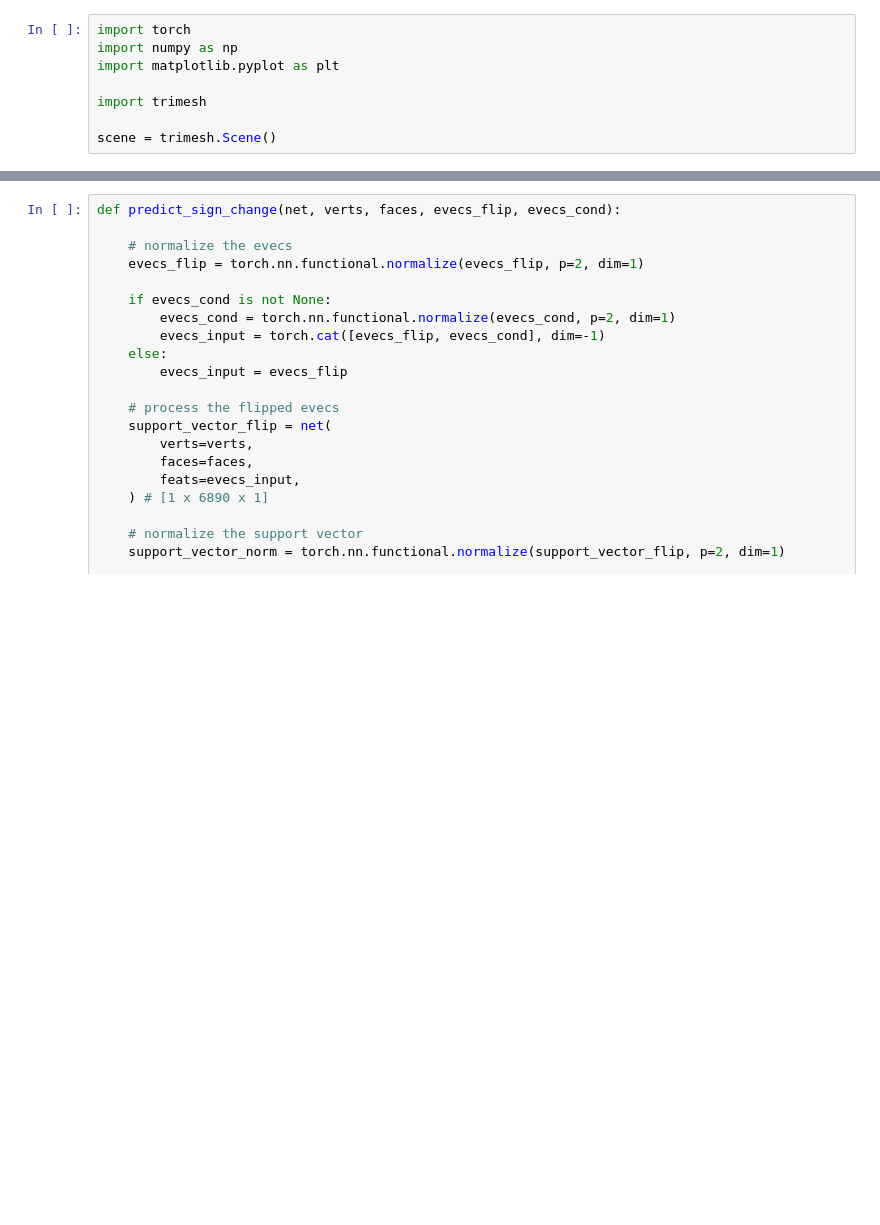
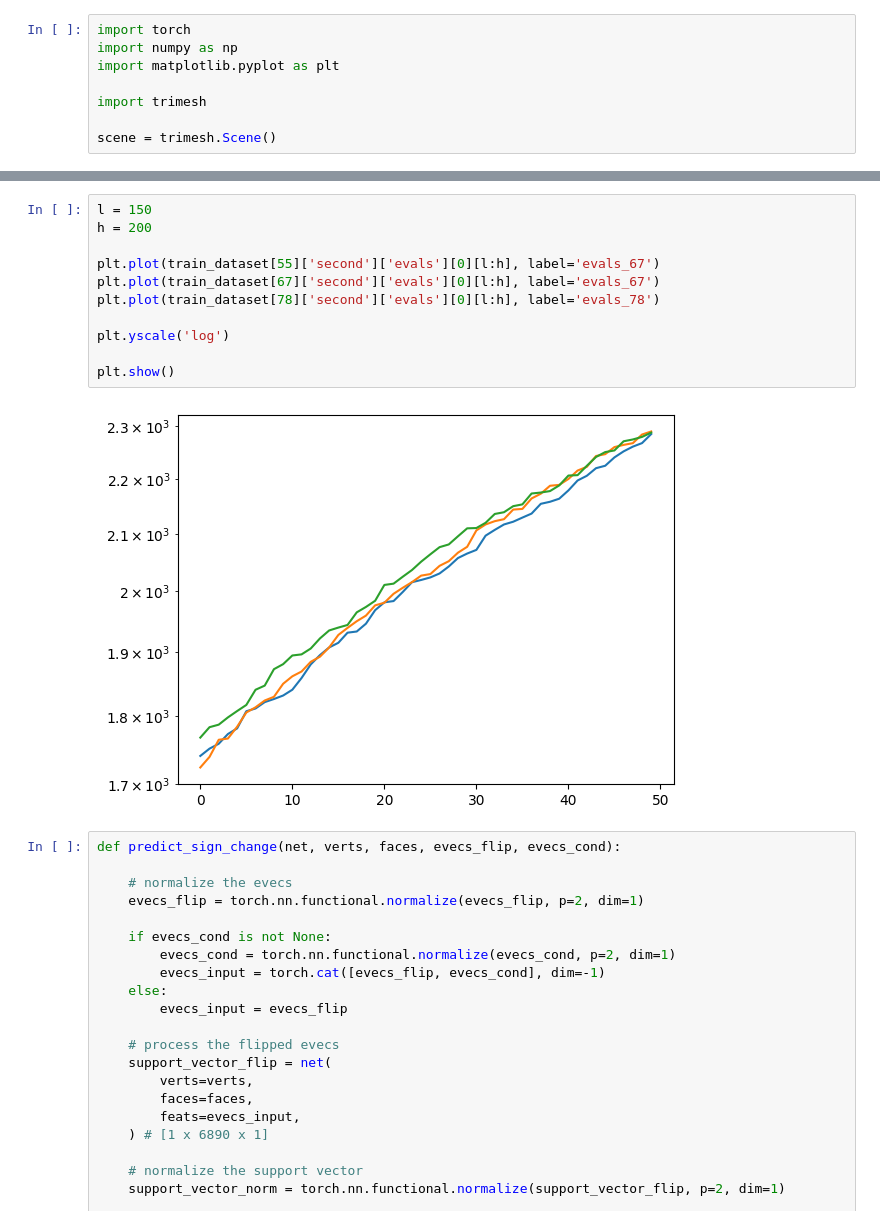
Before and after one commit to alekseizhuravlev/shape_matching, a Jupyter notebook: notebooks/19.06.2024/learned_canonicalization.ipynb, the cells around one changed output, grey strips where cells are left out. Saved outputs shown, nothing was run; the diff lists cells and outputs as text; blank space fills up the shorter version.

```diff
--- a/notebooks/19.06.2024/learned_canonicalization.ipynb
+++ b/notebooks/19.06.2024/learned_canonicalization.ipynb
@@ -32,3 +38,16 @@ plt.show()
+# %%
+l = 150
+h = 200
+
+plt.plot(train_dataset[55]['second']['evals'][0][l:h], label='evals_67')
+plt.plot(train_dataset[67]['second']['evals'][0][l:h], label='evals_67')
+plt.plot(train_dataset[78]['second']['evals'][0][l:h], label='evals_78')
+
+plt.yscale('log')
+
+plt.show()
+# %% [output]
+[figure, added]
 # %%
 def predict_sign_change(net, verts, faces, evecs_flip, evecs_cond):
 
```
Also changed, not shown: parts of 2 cells of this notebook, 5 other files.
